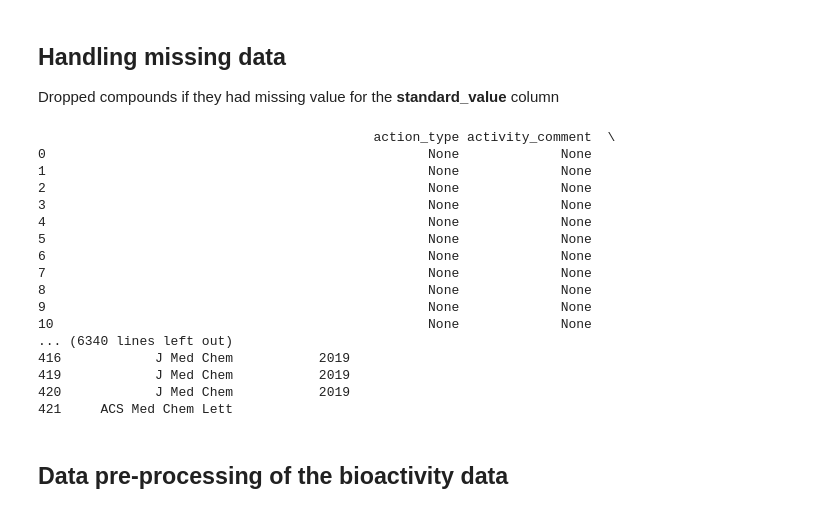
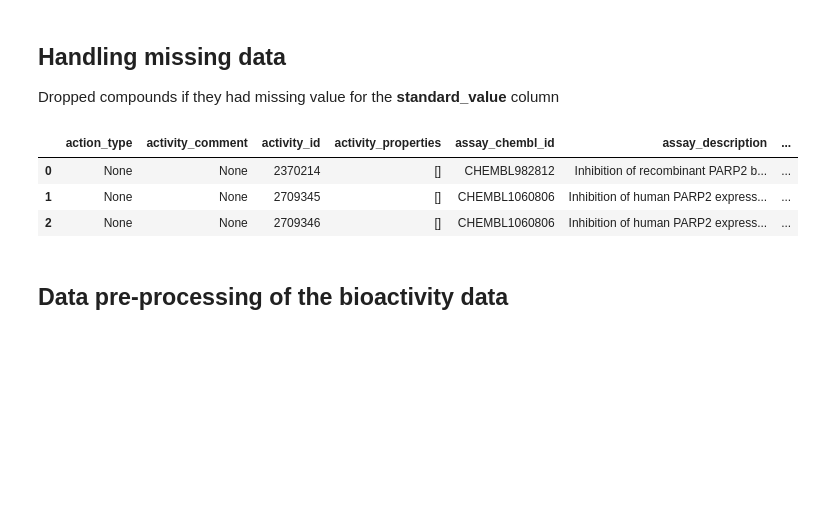
Before and after one commit to TanmayeeKolli/Drug-Discovery-Model-Ovarian-Cancer, a Jupyter notebook: Drug_Discovery_for_Ovarian_Cancer_Part_1_bioactivity_data.ipynb, the cells around one changed output. Cells and saved outputs as stored; diff of their text form; code cells hidden in the pictures; blank space fills up the shorter version.

```diff
--- a/Drug_Discovery_for_Ovarian_Cancer_Part_1_bioactivity_data.ipynb
+++ b/Drug_Discovery_for_Ovarian_Cancer_Part_1_bioactivity_data.ipynb
@@ -156,25 +156,12 @@ bioactivity_data.csv  gdrive  sample_data
 Dropped compounds if they had missing value for the **standard_value** column
 # %%
 df2 = df[df.standard_value.notna()]
-df2
+df2.head(3)
 # %% [output]
-                                           action_type activity_comment  \
-0                                                 None             None
-1                                                 None             None
-2                                                 None             None
-3                                                 None             None
-4                                                 None             None
-5                                                 None             None
-6                                                 None             None
-7                                                 None             None
-8                                                 None             None
-9                                                 None             None
-10                                                None             None
-... (6340 lines left out)
-416            J Med Chem           2019
-419            J Med Chem           2019
-420            J Med Chem           2019
-421     ACS Med Chem Lett
+|  | action_type | activity_comment | activity_id | activity_properties | assay_chembl_id | assay_description | ... |
+| 0 | None | None | 2370214 | [] | CHEMBL982812 | Inhibition of recombinant PARP2 b... | ... |
+| 1 | None | None | 2709345 | [] | CHEMBL1060806 | Inhibition of human PARP2 express... | ... |
+| 2 | None | None | 2709346 | [] | CHEMBL1060806 | Inhibition of human PARP2 express... | ... |
 # %% [markdown]
 ## **Data pre-processing of the bioactivity data**
 # %% [markdown]
```
Also changed, not shown: parts of 1 cell of this notebook.
